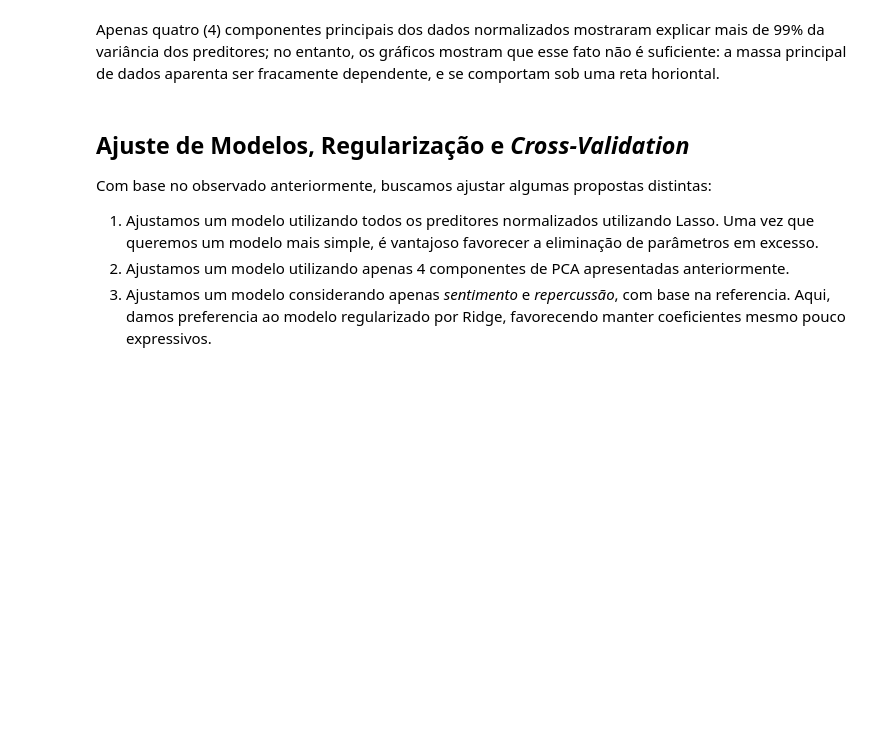
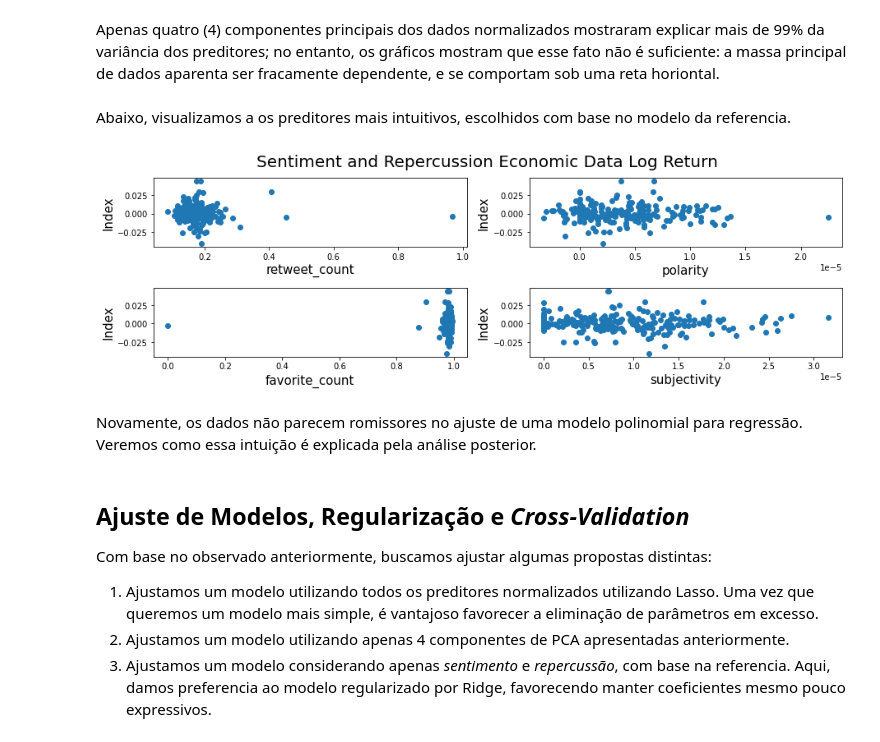
Before and after one commit to GiovaniValdrighi/Bolsonaro_Tweets, a Jupyter notebook: notebooks/effects_tweeter_economic_data.ipynb, the cells around one changed output. Saved outputs shown, nothing was run; the diff lists cells and outputs as text; code cells hidden in the pictures; blank space fills up the shorter version.

```diff
--- a/notebooks/effects_tweeter_economic_data.ipynb
+++ b/notebooks/effects_tweeter_economic_data.ipynb
@@ -158,5 +131,27 @@ Variancia explicada:  0.9999797016291787
 # %% [markdown]
 Apenas quatro (4) componentes principais dos dados normalizados mostraram explicar mais de 99% da variância dos preditores; no entanto, os gráficos mostram que esse fato não é suficiente: a massa principal de dados aparenta ser fracamente dependente, e se comportam sob uma reta horiontal.
+# %% [markdown]
+Abaixo, visualizamos a os preditores mais intuitivos, escolhidos com base no modelo da referencia.
+# %%
+# predictors to be considered
+sr_predictors = ["retweet_count", "favorite_count", "polarity", "subjectivity"]
+
+# dayly index
+fig, ax = plt.subplots(2,2,figsize=(15,4))
+for i in range(2):
+  for j in range(2):
+    col = sr_predictors[i + 2*j]
+    ax[i][j].scatter(DTw_train[col], EILR_train)
+    ax[i][j].set_xlabel(col, fontsize=15)
+    ax[i][j].set_ylabel("Index", fontsize=15)
+
+fig.suptitle("Sentiment and Repercussion Economic Data Log Return", fontsize=20)
+fig.subplots_adjust(hspace=0.6)
+plt.show()
+# %% [output]
+[figure, added]
+# %% [markdown]
+Novamente, os dados não parecem romissores no ajuste de uma modelo polinomial para regressão. Veremos como essa intuição é explicada pela análise posterior.
 # %% [markdown]
 ## Ajuste de Modelos, Regularização e *Cross-Validation*
 
```
Also changed, not shown: parts of 37 cells of this notebook.
